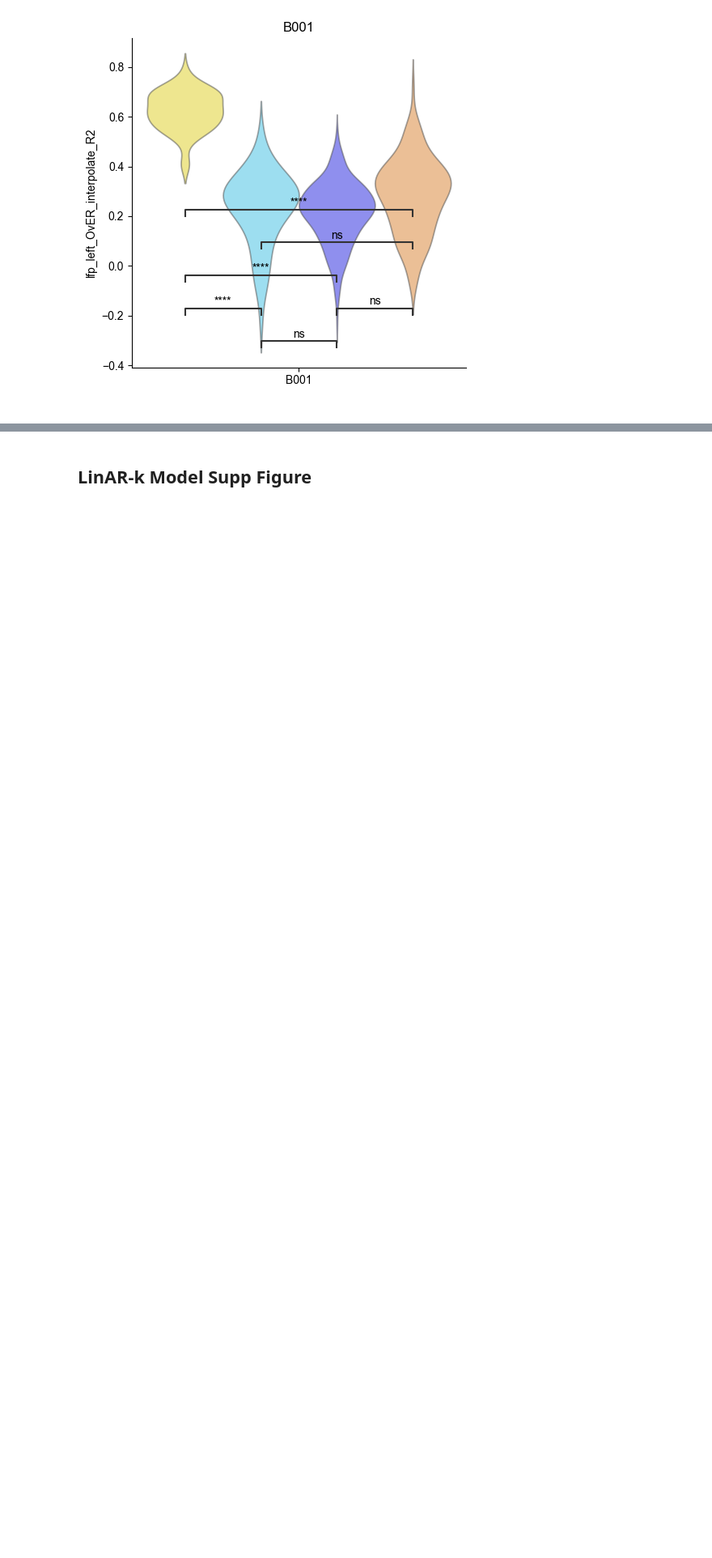
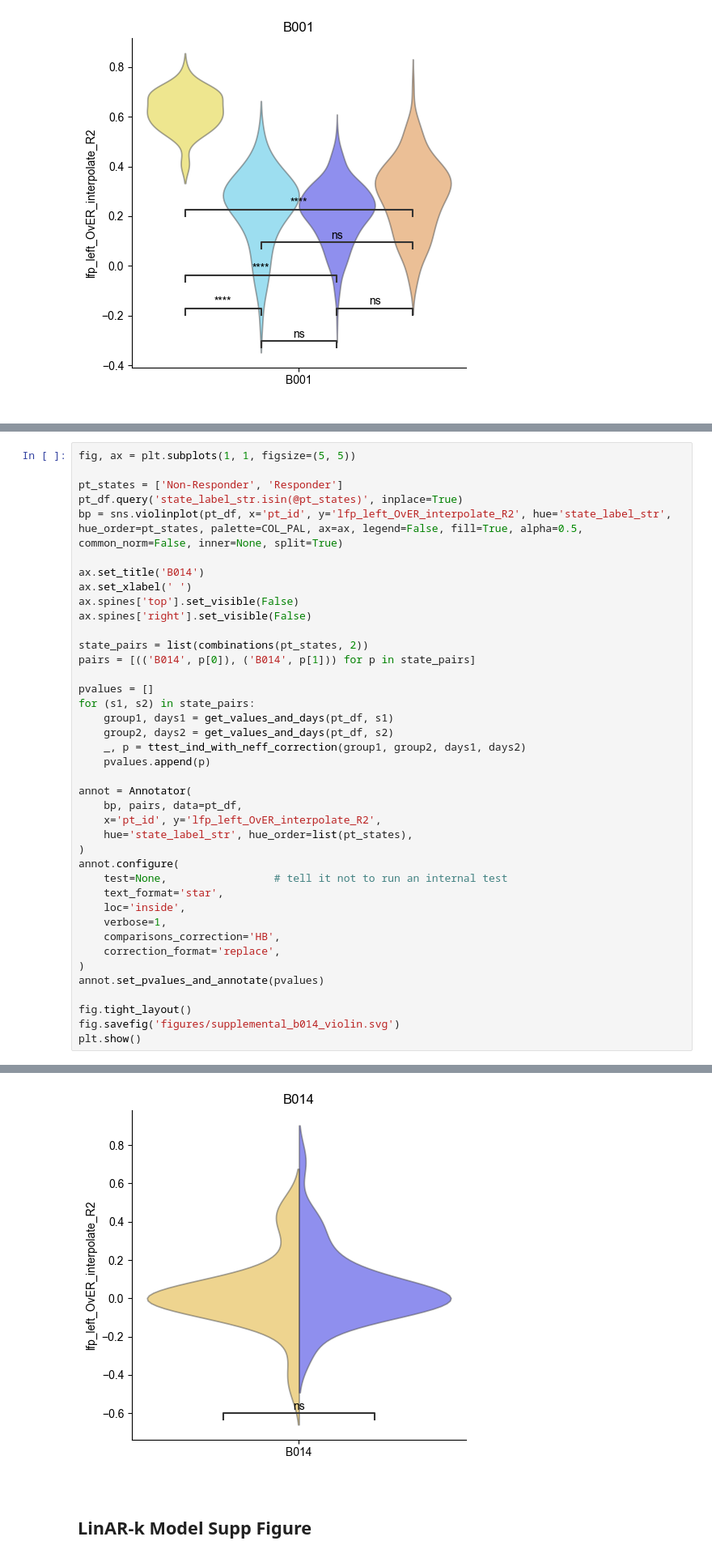
Before and after one commit to ProvenzaLab/PerceptPredictability, a Jupyter notebook: supplemental.ipynb, the cells around one changed output, grey strips where cells are left out. Shown at 81% size. Drawn from its saved outputs; the diff is of its cells as text; blank space fills up the shorter version.

```diff
--- a/supplemental.ipynb
+++ b/supplemental.ipynb
@@ -522,0 +549,41 @@ B001_Pre-DBS vs. B001_Relapse: Custom statistical test with Holm-Bonferroni corr
+# %%
+fig, ax = plt.subplots(1, 1, figsize=(5, 5))
+
+pt_states = ['Non-Responder', 'Responder']
+pt_df.query('state_label_str.isin(@pt_states)', inplace=True)
+bp = sns.violinplot(pt_df, x='pt_id', y='lfp_left_OvER_interpolate_R2', hue='state_label_str', hue_order=pt_states, palette=COL_PAL, ax=ax, legend=False, fill=True, alpha=0.5, common_norm=False, inner=None, split=True)
+
+ax.set_title('B014')
+ax.set_xlabel(' ')
+ax.spines['top'].set_visible(False)
+ax.spines['right'].set_visible(False)
+
+state_pairs = list(combinations(pt_states, 2))
+pairs = [(('B014', p[0]), ('B014', p[1])) for p in state_pairs]
+
+pvalues = []
+for (s1, s2) in state_pairs:
+    group1, days1 = get_values_and_days(pt_df, s1)
+    group2, days2 = get_values_and_days(pt_df, s2)
+    _, p = ttest_ind_with_neff_correction(group1, group2, days1, days2)
+    pvalues.append(p)
+
+annot = Annotator(
+    bp, pairs, data=pt_df,
+    x='pt_id', y='lfp_left_OvER_interpolate_R2',
+    hue='state_label_str', hue_order=list(pt_states),
+)
+annot.configure(
+    test=None,                 # tell it not to run an internal test
+    text_format='star',
+    loc='inside',
+    verbose=1,
+    comparisons_correction='HB',
+    correction_format='replace',
+)
+annot.set_pvalues_and_annotate(pvalues)
+
+fig.tight_layout()
+fig.savefig('figures/supplemental_b014_violin.svg')
+plt.show()
+# %% [output]
@@ -523,3 +598,4 @@ B001_Pre-DBS vs. B001_Relapse: Custom statistical test with Holm-Bonferroni corr
+[figure, added]
 # %% [markdown]
 ## LinAR-k Model Supp Figure
 # %%
```
Also changed, not shown: parts of 6 cells of this notebook, 2 other files.
